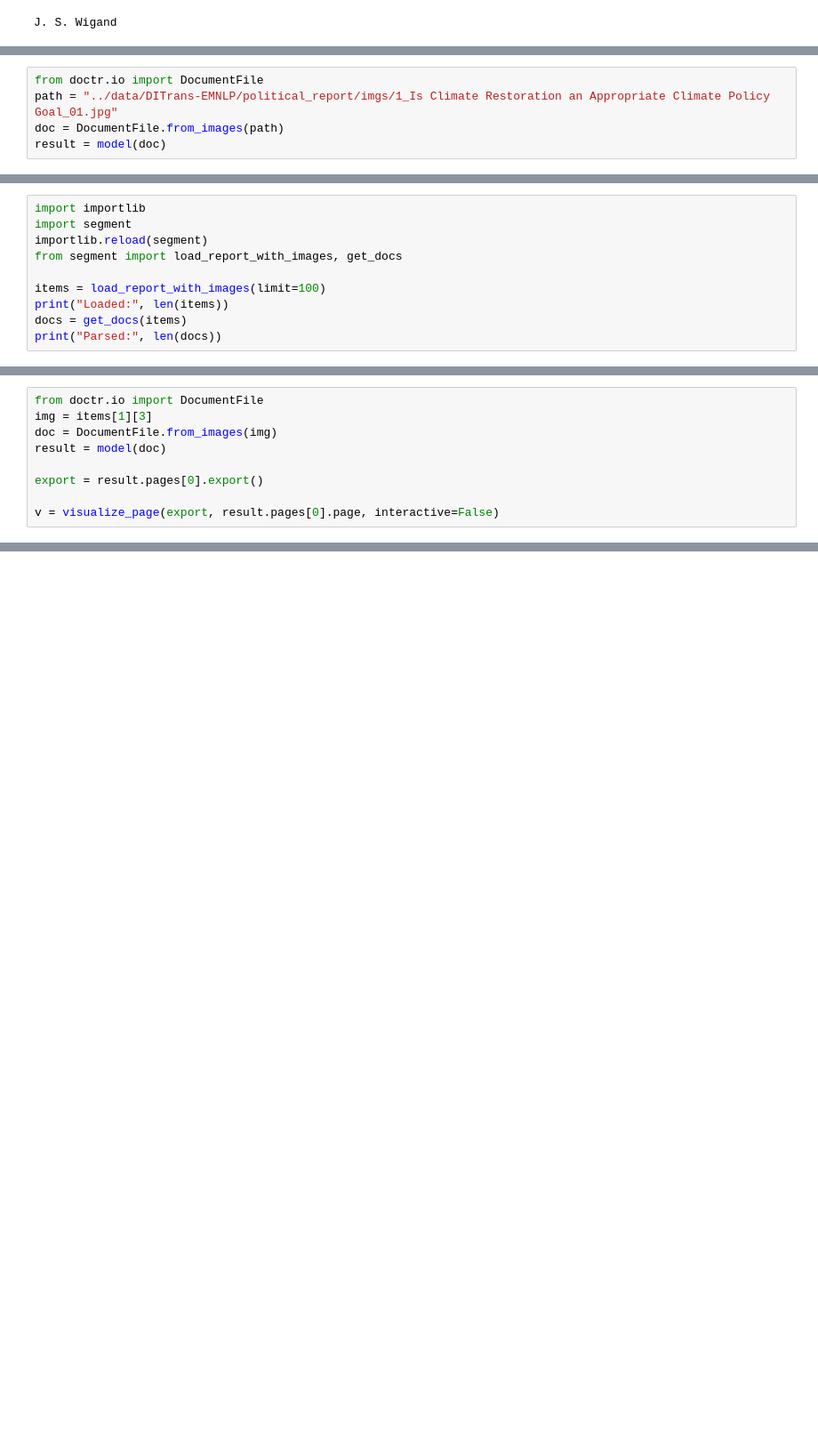
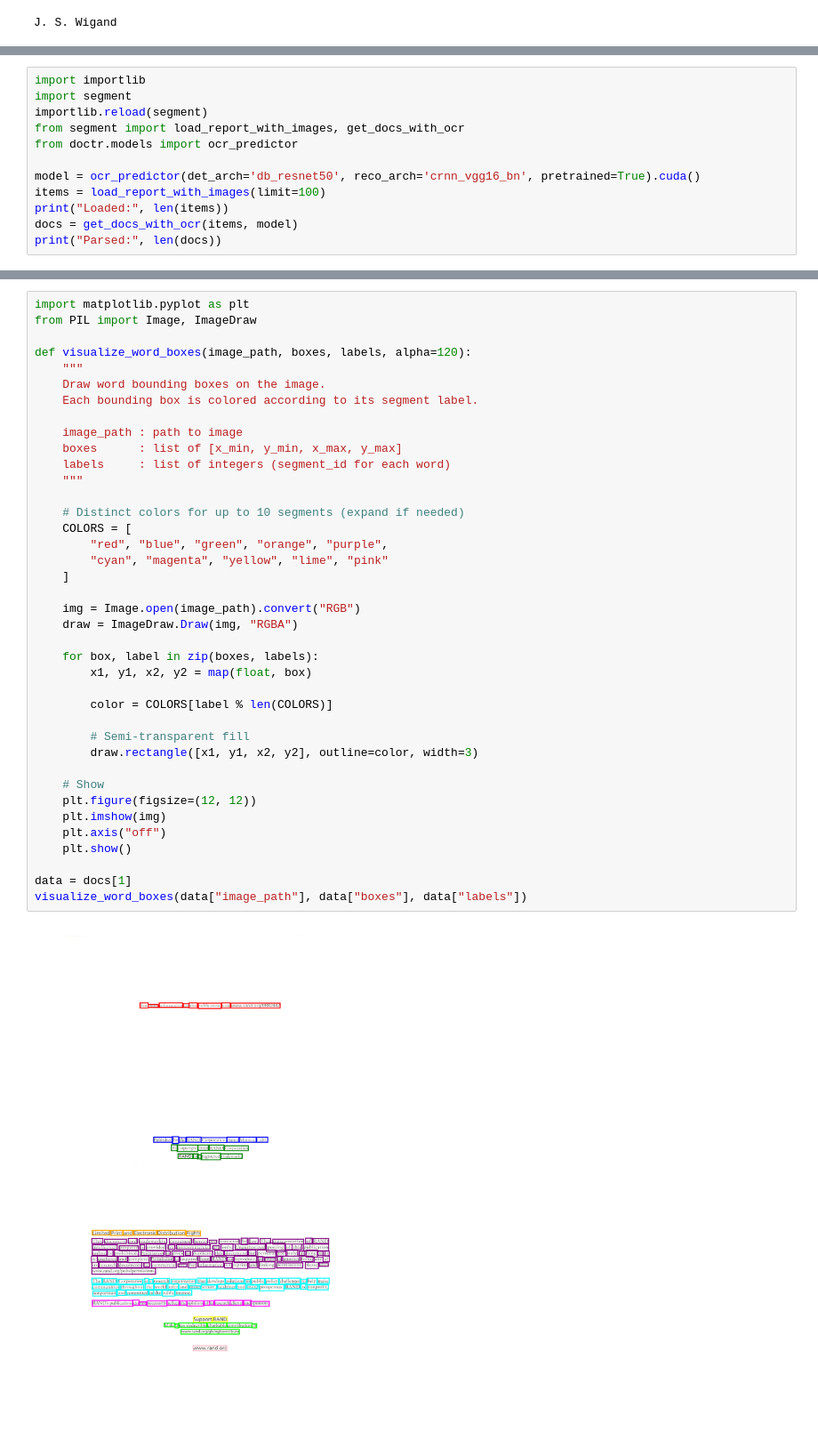
Before and after one commit to amaljoe/doctr-dit, a Jupyter notebook: notebooks/layout.ipynb, the cells around one changed output, grey strips where cells are left out. Shown at 89% size. Saved outputs shown, nothing was run; the diff lists cells and outputs as text; blank space fills up the shorter version.

Commit message:
update: refactor out segmentation code

```diff
--- a/notebooks/layout.ipynb
+++ b/notebooks/layout.ipynb
@@ -49,5 +44,0 @@ model = ocr_predictor(det_arch='db_resnet50', reco_arch='crnn_vgg16_bn', pretrai
-# %%
-from doctr.io import DocumentFile
-path = "../data/DITrans-EMNLP/political_report/imgs/1_Is Climate Restoration an Appropriate Climate Policy Goal_01.jpg"
-doc = DocumentFile.from_images(path)
-result = model(doc)
@@ -61,11 +46,13 @@ v = visualize_page(result.pages[0].export(), result.pages[0].page, interactive=F
 import importlib
 import segment
 importlib.reload(segment)
-from segment import load_report_with_images, get_docs
+from segment import load_report_with_images, get_docs_with_ocr
+from doctr.models import ocr_predictor
 
+model = ocr_predictor(det_arch='db_resnet50', reco_arch='crnn_vgg16_bn', pretrained=True).cuda()
 items = load_report_with_images(limit=100)
 print("Loaded:", len(items))
-docs = get_docs(items)
+docs = get_docs_with_ocr(items, model)
 print("Parsed:", len(docs))
 # %% [output]
 Loaded: 100
@@ -73,9 +59,0 @@ Parsed: 100
-# %%
-from doctr.io import DocumentFile
-img = items[1][3]
-doc = DocumentFile.from_images(img)
-result = model(doc)
-
-export = result.pages[0].export()
-
-v = visualize_page(export, result.pages[0].page, interactive=False)
@@ -158,0 +60,41 @@ docs[0]
+# %%
+import matplotlib.pyplot as plt
+from PIL import Image, ImageDraw
+
+def visualize_word_boxes(image_path, boxes, labels, alpha=120):
+    """
+    Draw word bounding boxes on the image.
+    Each bounding box is colored according to its segment label.
+
+    image_path : path to image
+    boxes      : list of [x_min, y_min, x_max, y_max]
+    labels     : list of integers (segment_id for each word)
+    """
+
+    # Distinct colors for up to 10 segments (expand if needed)
+    COLORS = [
+        "red", "blue", "green", "orange", "purple",
+        "cyan", "magenta", "yellow", "lime", "pink"
+    ]
+
+    img = Image.open(image_path).convert("RGB")
+    draw = ImageDraw.Draw(img, "RGBA")
+
+    for box, label in zip(boxes, labels):
+        x1, y1, x2, y2 = map(float, box)
+
+        color = COLORS[label % len(COLORS)]
+
+        # Semi-transparent fill
+        draw.rectangle([x1, y1, x2, y2], outline=color, width=3)
+
+    # Show
+    plt.figure(figsize=(12, 12))
+    plt.imshow(img)
+    plt.axis("off")
+    plt.show()
+
+data = docs[1]
+visualize_word_boxes(data["image_path"], data["boxes"], data["labels"])
+# %% [output]
+[figure, added]
```
Also changed, not shown: parts of 7 cells of this notebook, 2 other files.
